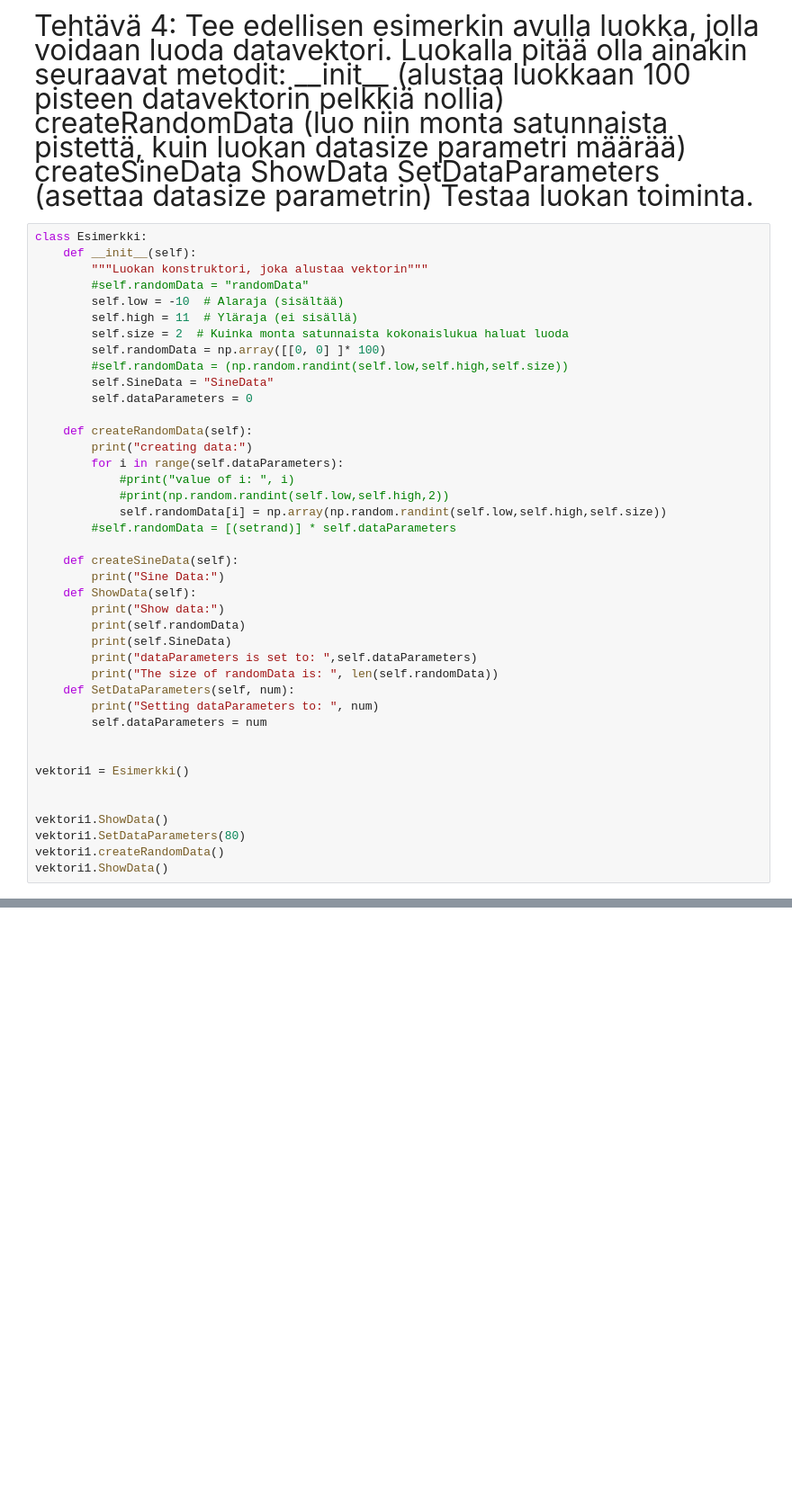
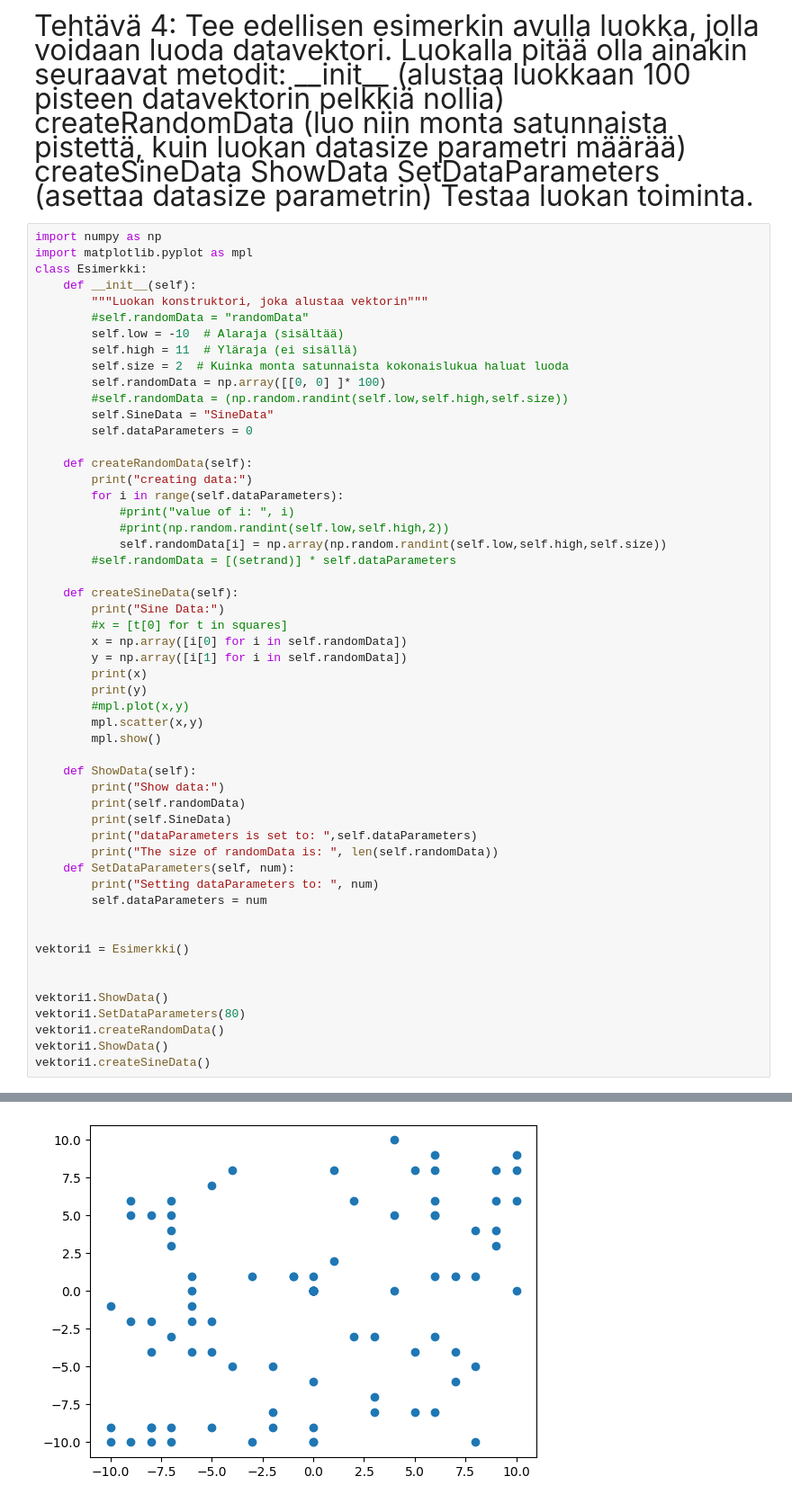
Before and after one commit to artopeur/koneoppiminen, a Jupyter notebook: PythonTehtavia1.ipynb, the cells around one changed output, grey strips where cells are left out. Shown: that part at 90% size. Cells and saved outputs as stored; diff of their text form; blank space fills up the shorter version.

```diff
--- a/PythonTehtavia1.ipynb
+++ b/PythonTehtavia1.ipynb
@@ -278,6 +278,8 @@ SetDataParameters (asettaa datasize parametrin)
 Testaa luokan toiminta.
 </font>
 # %%
+import numpy as np
+import matplotlib.pyplot as mpl
 class Esimerkki:
     def __init__(self):
         """Luokan konstruktori, joka alustaa vektorin"""
@@ -300,6 +302,15 @@ class Esimerkki:
 
     def createSineData(self):
         print("Sine Data:")
+        #x = [t[0] for t in squares]
+        x = np.array([i[0] for i in self.randomData])
+        y = np.array([i[1] for i in self.randomData])
+        print(x)
+        print(y)
+        #mpl.plot(x,y)
+        mpl.scatter(x,y)
+        mpl.show()
+
     def ShowData(self):
         print("Show data:")
         print(self.randomData)
@@ -318,6 +329,7 @@ vektori1.ShowData()
 vektori1.SetDataParameters(80)
 vektori1.createRandomData()
 vektori1.ShowData()
+vektori1.createSineData()
 # %% [output]
 Show data:
 [[0 0]
@@ -338,0 +351 @@ The size of randomData is:  100
+[figure, added]
```
Also changed, not shown: parts of 1 cell of this notebook.
